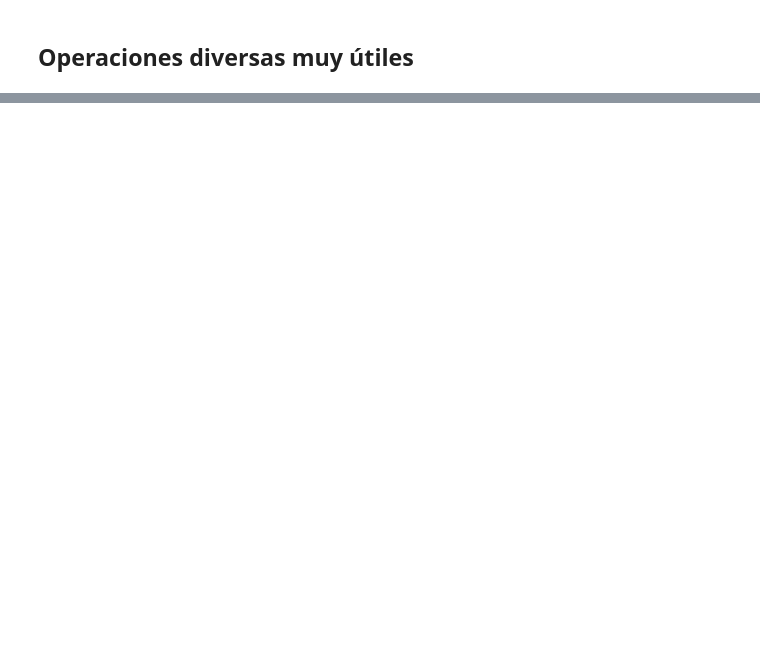
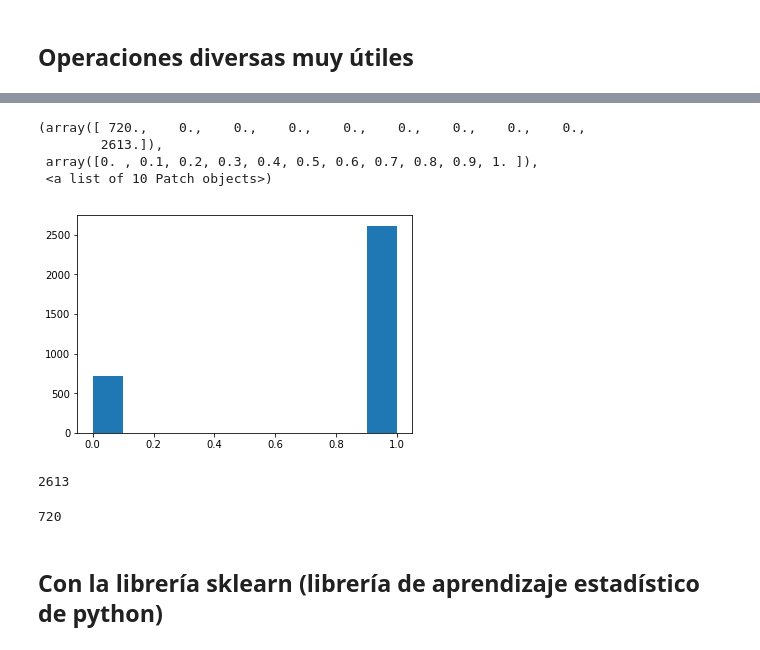
Before and after one commit to DGV1995/Machine-Learning-Data-Science, a Jupyter notebook: My notebooks/T2 - 3 - Data Cleaning - Agrupación de datos.ipynb, the cells around one changed output, grey strips where cells are left out. Saved outputs shown, nothing was run; the diff lists cells and outputs as text; code cells hidden in the pictures; blank space fills up the shorter version.

```diff
--- a/My notebooks/T2 - 3 - Data Cleaning - Agrupación de datos.ipynb
+++ b/My notebooks/T2 - 3 - Data Cleaning - Agrupación de datos.ipynb
@@ -397,0 +421,2 @@ age_grouped.tail(1)
+# %%
+check = (a < 0.75) #75% de los casos para training
@@ -397,0 +427,8 @@ age_grouped.tail(1)
+# %%
+plt.hist(check.astype(int)) #Convertimos el array de valores booleanos a enteros, porque con booleanos no funciona la función hist
+# %% [output]
+(array([ 720.,    0.,    0.,    0.,    0.,    0.,    0.,    0.,    0.,
+        2613.]),
+ array([0. , 0.1, 0.2, 0.3, 0.4, 0.5, 0.6, 0.7, 0.8, 0.9, 1. ]),
+ <a list of 10 Patch objects>)
+[figure, added]
@@ -397,0 +438,10 @@ age_grouped.tail(1)
+# %%
+len(training)
+# %% [output]
+2613
+# %%
+len(testing)
+# %% [output]
+720
+# %% [markdown]
+## Con la librería sklearn (librería de aprendizaje estadístico de python)
```
Also changed, not shown: parts of 40 cells of this notebook.
